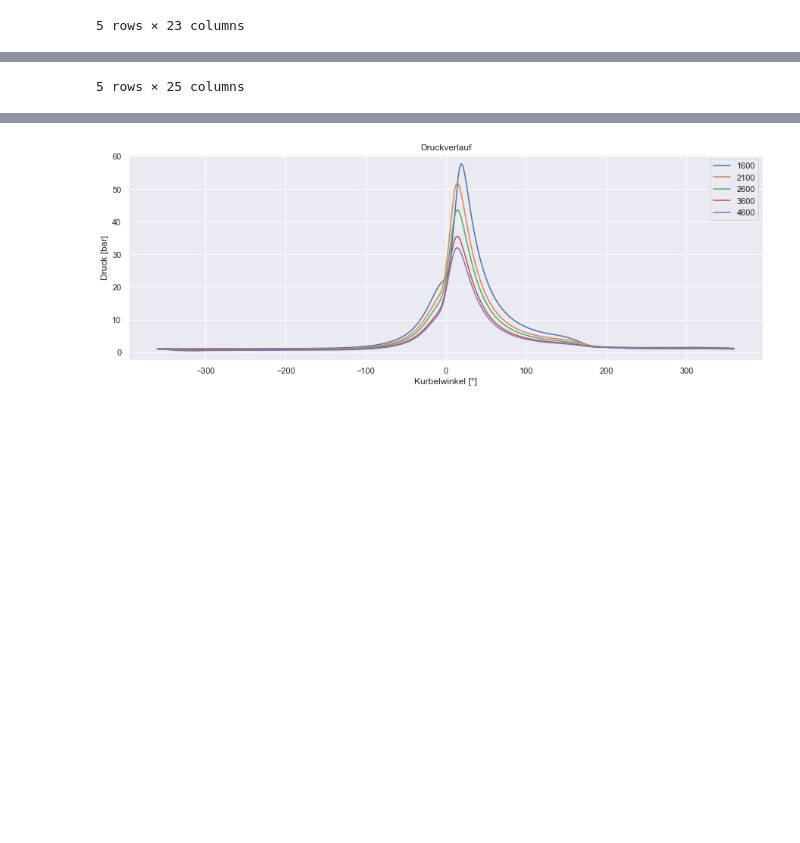
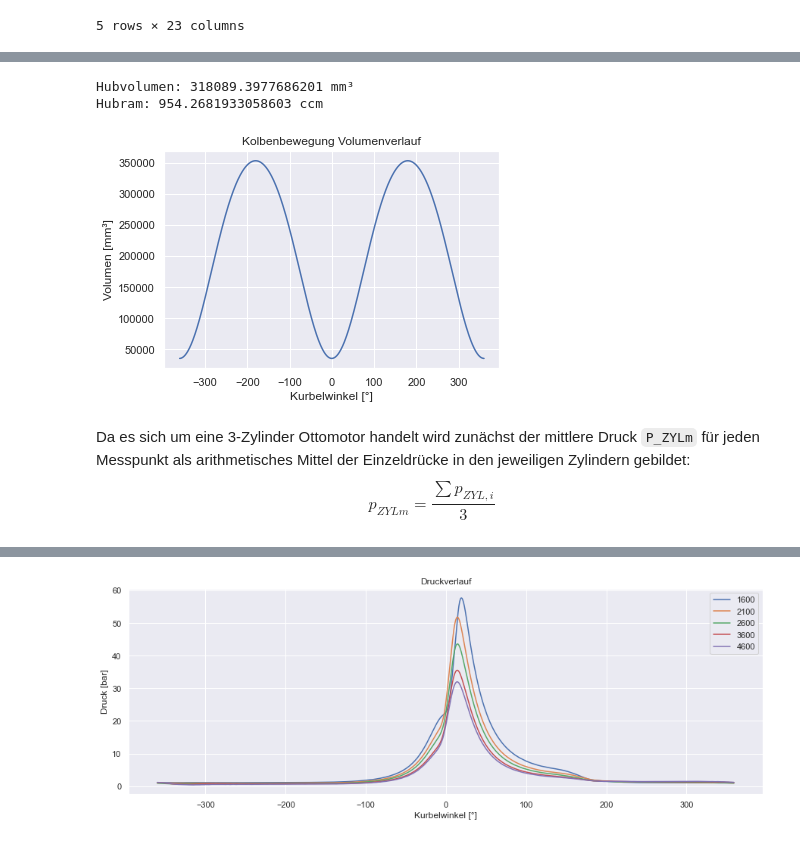
Before and after one commit to marcussteinbacher/kfzlu, a Jupyter notebook: Protokoll.ipynb, the cells around one changed output, grey strips where cells are left out. Cells and saved outputs as stored; diff of their text form; code cells hidden in the pictures; blank space fills up the shorter version.

```diff
--- a/Protokoll.ipynb
+++ b/Protokoll.ipynb
@@ -27,5 +65,7 @@ df["Cycle"]  = cycles
 # %%
 # volumen in abh. des winkels berechnen
+VH = (73/2)**2 * m.pi * 76 #mm³
+
 def volume(winkel, h=76,l=135,dea=-0.6,s=0,eps=10,b=73):
     """
     params:
@@ -45,5 +85,14 @@ def volume(winkel, h=76,l=135,dea=-0.6,s=0,eps=10,b=73):
     return v
 
 df["Volumen"] = df["Kurbelwinkel"].map(volume)
-df.head()
+
+x = np.linspace(-360,360,720)
+y = list(map(lambda w:volume(w),x))
+
+plt.xlabel("Kurbelwinkel [°]")
+plt.ylabel("Volumen [mm³]")
+plt.title("Kolbenbewegung Volumenverlauf")
+plt.plot(x,y)
+print(f"Hubvolumen: {volume(180)-volume(0)} mm³")
+print(f"Hubram: {(volume(180)-volume(0))*3*10**(-3)} ccm")
 # %% [output]
@@ -56,4 +99,11 @@ df.head()
-5 rows × 25 columns
+Hubvolumen: 318089.3977686201 mm³
+Hubram: 954.2681933058603 ccm
+[figure, added]
+# %% [markdown]
+Da es sich um eine 3-Zylinder Ottomotor handelt wird zunächst der mittlere Druck `P_ZYLm` für jeden Messpunkt als arithmetisches Mittel der Einzeldrücke in den jeweiligen Zylindern  gebildet: <br>
+$$
+p_{ZYLm} = \frac{\sum{p_{ZYL,i}}}{3}
+$$
 # %%
 # Druck Mittelwert
 df["P_ZYLm"] = df.loc[:,["P_ZYL1","P_ZYL2","P_ZYL3"]].mean(axis=1)
```
Also changed, not shown: parts of 24 cells of this notebook, 1 other file.
